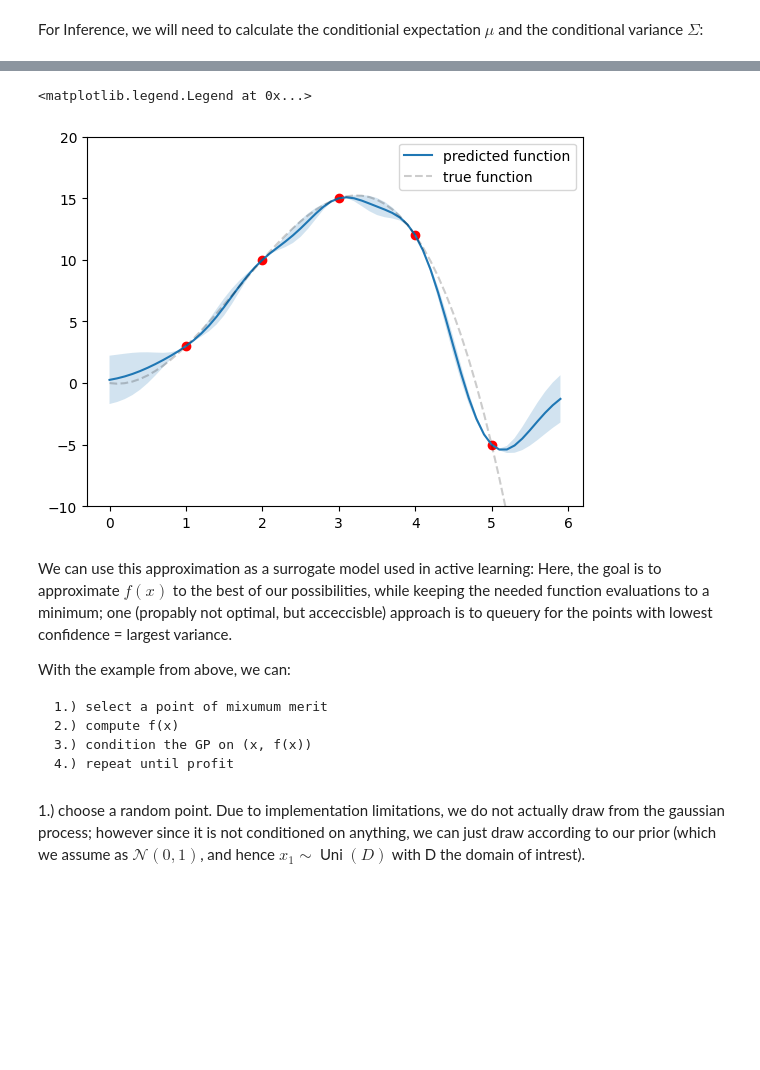
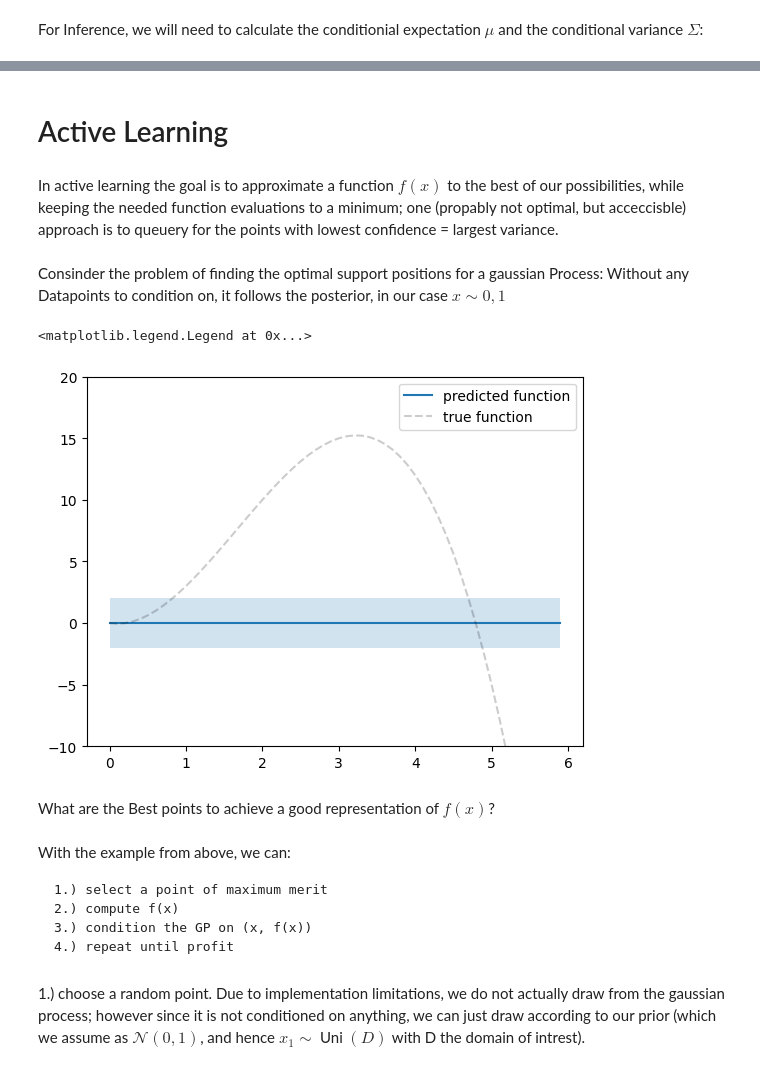
Before and after one commit to Jonas-a-Zimmermann/JaxIntro, a Jupyter notebook: jax_GP/GP.ipynb, the cells around one changed output, grey strips where cells are left out. Drawn from its saved outputs; the diff is of its cells as text; code cells hidden in the pictures; blank space fills up the shorter version.

Commit message:
added active learning alg

```diff
--- a/jax_GP/GP.ipynb
+++ b/jax_GP/GP.ipynb
@@ -83,25 +141,32 @@ ys, stds = preds(xx)
+# %% [markdown]
+# Active Learning
+# %% [markdown]
+In active learning the goal is to approximate a function $f(x)$ to the best of our possibilities, while keeping the needed function evaluations to a minimum; one (propably not optimal, but acceccisble) approach is to queuery for the points with lowest confidence = largest variance.
+# %% [markdown]
+Consinder the problem of finding the optimal support positions for a gaussian Process:
+Without any Datapoints to condition on, it follows the posterior, in our case $x\sim \mathcal{0,1}$
 # %%
-plt.plot(xx, ys, label='predicted function')
+figure = plt.figure()
+plt.plot(xx, jnp.zeros_like(xx), label='predicted function')
+stds = jnp.ones(xx.shape)
 plt.plot(xx, yy, color='black', alpha=0.2, ls='--', label='true function')
 plt.fill_between(
         xx,
-        ys - 2*stds,  # 95% confidence interval
-        ys + 2*stds,
+        0. - 2*stds,  # 95% confidence interval
+        0. + 2*stds,
         alpha=0.2    # transparency
     )
-plt.scatter(D, fd, color='red')
 plt.ylim(-10,20)
 plt.legend()
 # %% [output]
 <matplotlib.legend.Legend at 0x...>
-[figure, old version]
+[figure, new version]
+# %% [markdown]
+What are the Best points to achieve a good representation of $f(x)$?
 # %% [markdown]
-We can use this approximation as a surrogate model used in active learning:
-Here, the goal is to approximate $f(x)$ to the best of our possibilities, while keeping the needed function evaluations to a minimum; one (propably not optimal, but acceccisble) approach is to queuery for the points with lowest confidence = largest variance.
-
 With the example from above, we can:
 
-    1.) select a point of mixumum merit
+    1.) select a point of maximum merit
     2.) compute f(x)
     3.) condition the GP on (x, f(x))
     4.) repeat until profit
```
Also changed, not shown: parts of 50 cells of this notebook.
